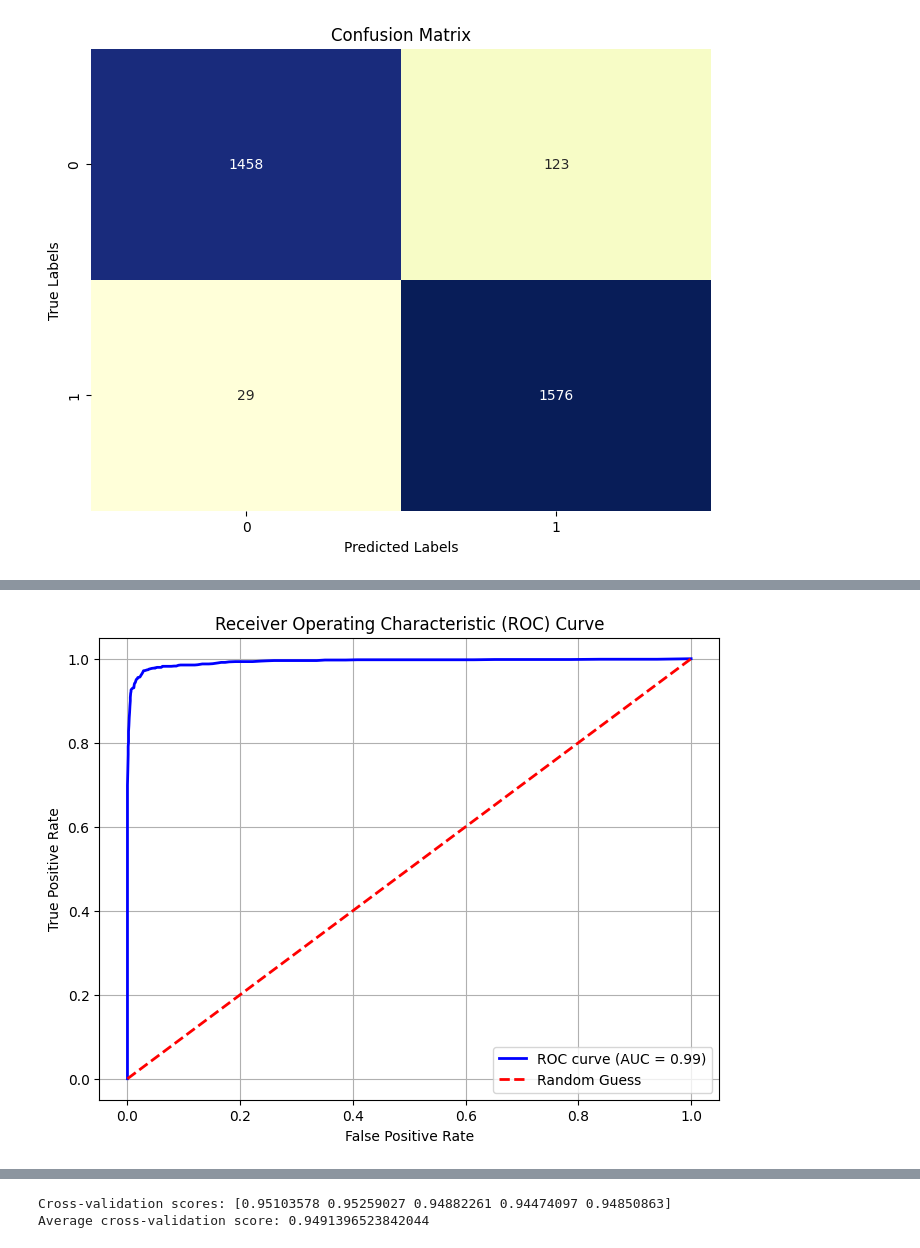
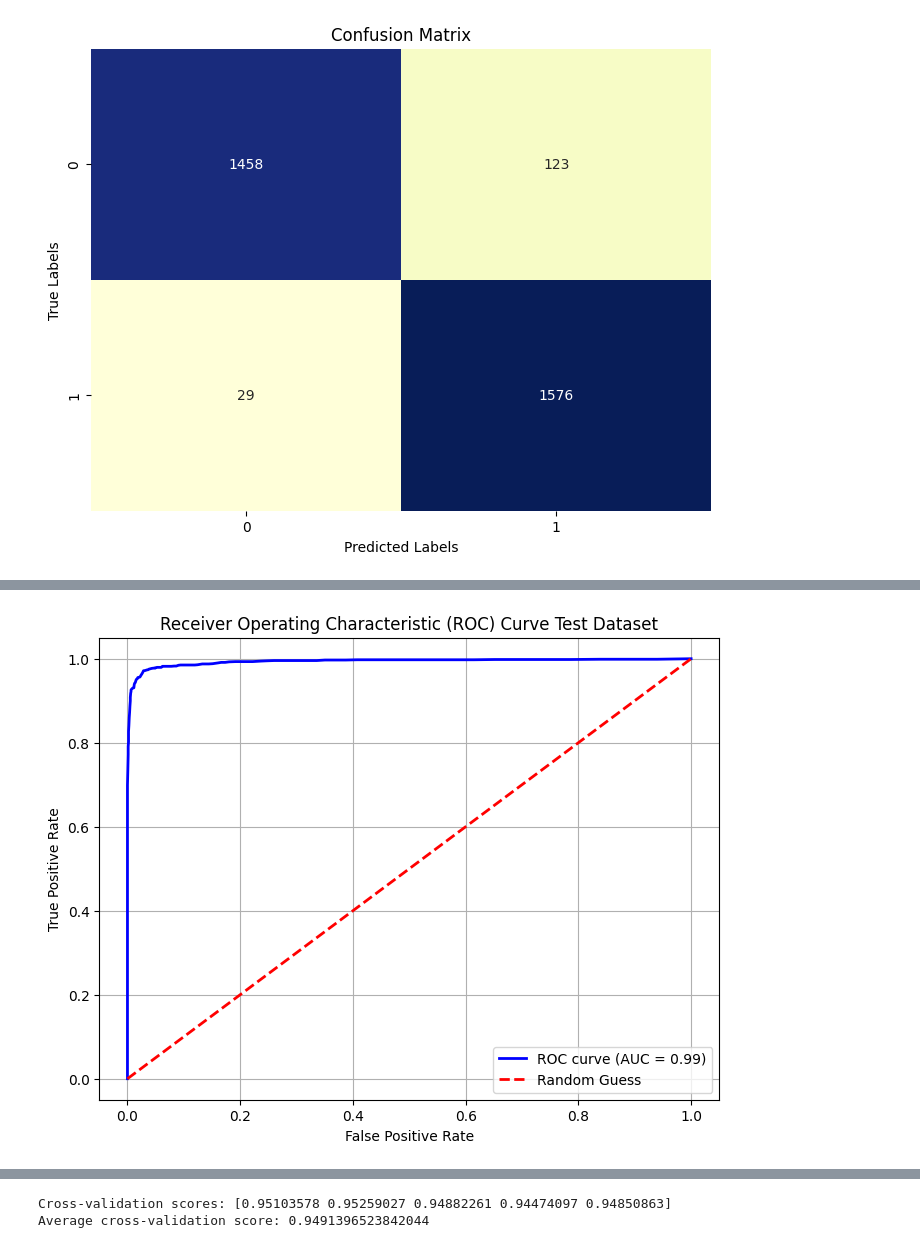
Before and after one commit to nguyenhuynhtu11/CreditCard_Churn, a Jupyter notebook: CreditCard_Customer_Churn.ipynb, the cells around one changed output, grey strips where cells are left out. Drawn from its saved outputs; the diff is of its cells as text; code cells hidden in the pictures.

```diff
--- a/CreditCard_Customer_Churn.ipynb
+++ b/CreditCard_Customer_Churn.ipynb
@@ -518,19 +499,19 @@ plt.show()
 # %%
 # Compute False Positive Rate (FPR) and True Positive Rate (TPR) for Random Forest model
 fpr, tpr, thresholds = roc_curve(y_test, model.predict_proba(X_test)[:,1])
 
 # Check ROC Curve
 auc = roc_auc_score(y_test, model.predict_proba(X_test)[:,1])
 
 # Plot ROC Curve
 plt.figure(figsize=(8, 6))
 plt.plot(fpr, tpr, color='blue', lw=2, label='ROC curve (AUC = %0.2f)' % auc)
 plt.plot([0, 1], [0, 1], color='red', lw=2, linestyle='--', label='Random Guess')
 plt.xlabel('False Positive Rate')
 plt.ylabel('True Positive Rate')
-plt.title('Receiver Operating Characteristic (ROC) Curve')
+plt.title('Receiver Operating Characteristic (ROC) Curve Test Dataset')
 plt.legend(loc="lower right")
 plt.grid(True)
 plt.show()
 # %% [output]
-[figure, old version]
+[figure, new version]
```
Also changed, not shown: parts of 36 cells of this notebook.
